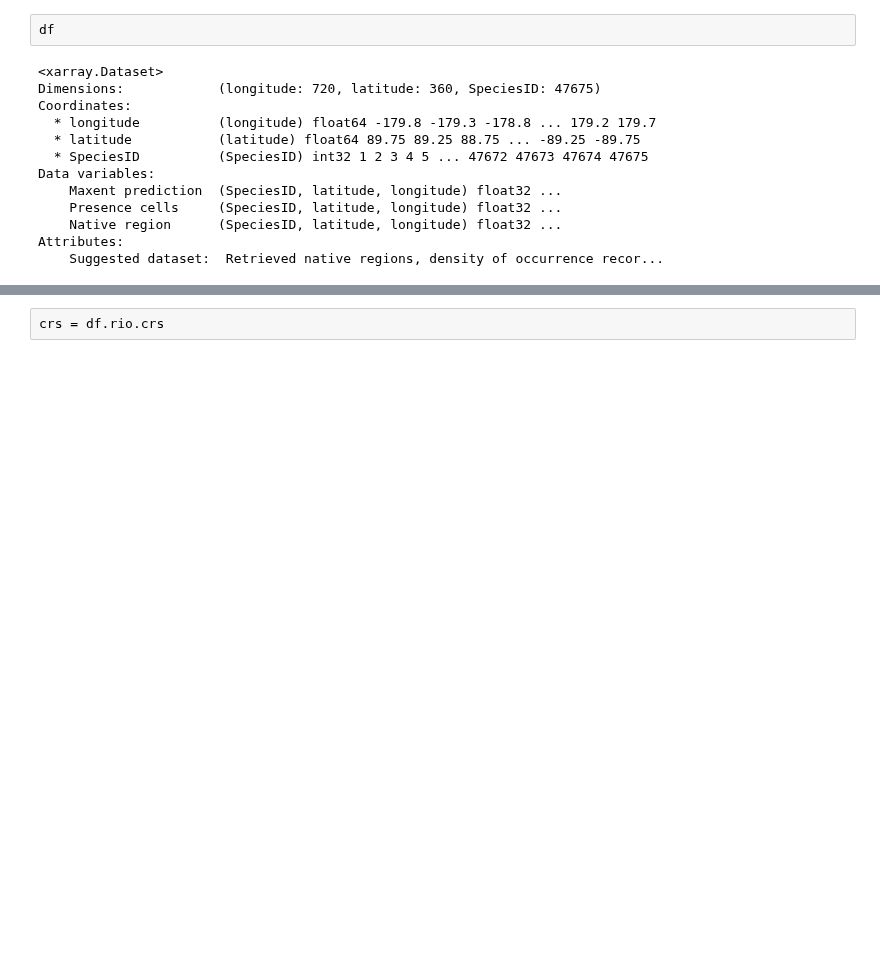
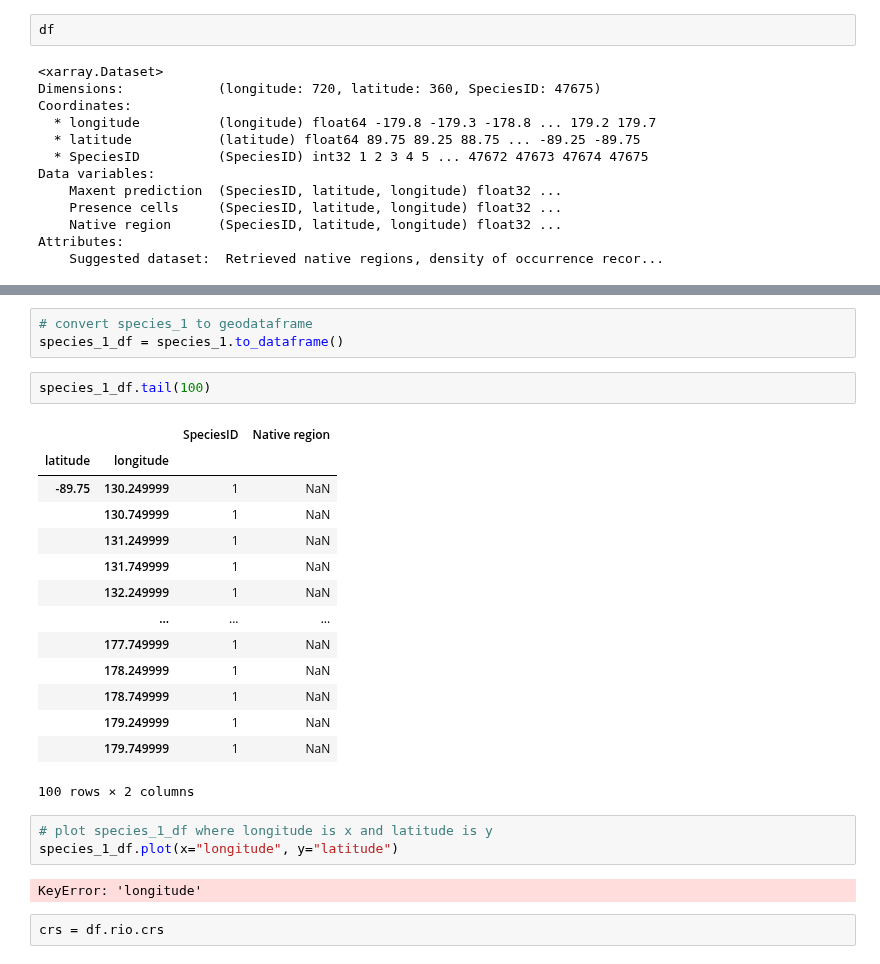
Before and after one commit to sl354207/eco_python, a Jupyter notebook: native/jann_test.ipynb, the cells around one changed output, grey strips where cells are left out. Saved outputs shown, nothing was run; the diff lists cells and outputs as text; blank space fills up the shorter version.

```diff
--- a/native/jann_test.ipynb
+++ b/native/jann_test.ipynb
@@ -27,3 +132,28 @@ Attributes:
+# %%
+# convert species_1 to geodataframe
+species_1_df = species_1.to_dataframe()
+# %%
+species_1_df.tail(100)
+# %% [output]
+|  |  | SpeciesID | Native region |
+| latitude | longitude |  |  |
+| -89.75 | 130.249999 | 1 | NaN |
+|  | 130.749999 | 1 | NaN |
+|  | 131.249999 | 1 | NaN |
+|  | 131.749999 | 1 | NaN |
+|  | 132.249999 | 1 | NaN |
+|  | ... | ... | ... |
+|  | 177.749999 | 1 | NaN |
+|  | 178.249999 | 1 | NaN |
+|  | 178.749999 | 1 | NaN |
+|  | 179.249999 | 1 | NaN |
+|  | 179.749999 | 1 | NaN |
+100 rows × 2 columns
+# %%
+# plot species_1_df where longitude is x and latitude is y
+species_1_df.plot(x="longitude", y="latitude")
+# %% [output]
+KeyError: 'longitude'
 # %%
 crs = df.rio.crs
 # %%
```
Also changed, not shown: parts of 11 cells of this notebook.
